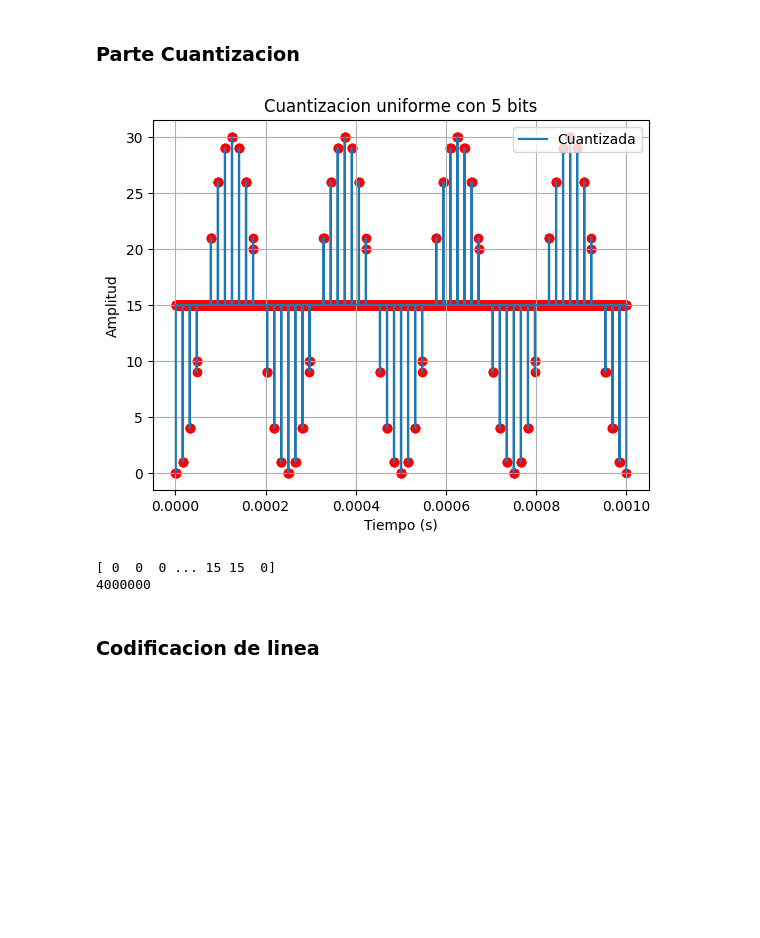
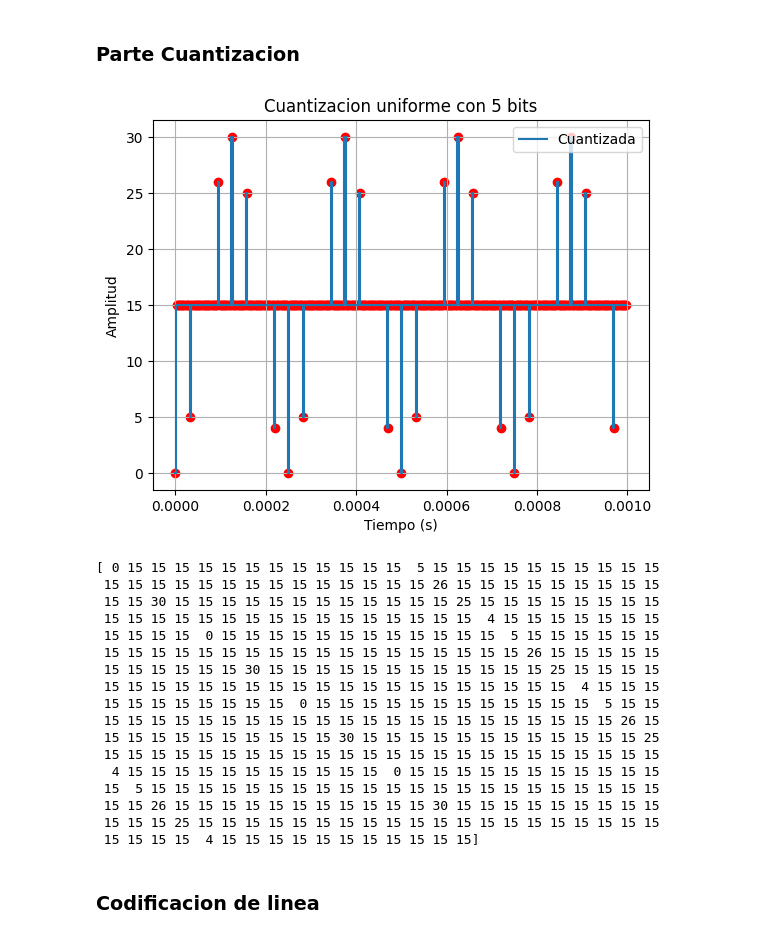
Before and after one commit to jbcgames/Laboratorio_1_Procesamiento, a Jupyter notebook: Proyecto_Cuantizacion.ipynb, the cells around one changed output. Drawn from its saved outputs; the diff is of its cells as text; code cells hidden in the pictures; blank space fills up the shorter version.

```diff
--- a/Proyecto_Cuantizacion.ipynb
+++ b/Proyecto_Cuantizacion.ipynb
@@ -27,20 +27,20 @@ import matplotlib.pyplot as plt
 
 def señal_cosenoidal(f, A=1, phi=0,     duracion=None):
     duracion = 4 / f if duracion is None else duracion
-    fs = 1000 * f  # frecuencia de muestreo
+    fs = 100 * f  # frecuencia de muestreo
     t = numpy.arange(0, duracion, 1/fs)
     x = A * numpy.cos(2 * numpy.pi * f * t )
-    return t, x
+    return t, x, fs
 def señal_constante(f, A):
-    fs = 1000 * f  # frecuencia de muestreo
+    fs = 100 * f  # frecuencia de muestreo
     duracion = 4 / f
     t = numpy.arange(0, duracion, 1/fs)
     x = A * numpy.ones_like(t)
-    return t, x
+    return t, x, fs
 # Prueba de senal senoidal
 f = 4000      # frecuencia de la senal
 A = -15      # amplitud de la senal
-ta, xa = señal_cosenoidal(f, A)
+ta, xa, fs = señal_cosenoidal(f, A)
 plt.figure()
 plt.plot(ta, xa)
 plt.title('Senal cosenoidal')
@@ -57,5 +57,4 @@ def aplicar_fft(x, fs):
     f = numpy.fft.fftfreq(N, 1/fs)
     f = numpy.fft.fftshift(f)  # centrar las frecuencias
     return f, X
-len(ta)
 # %% [output]
@@ -67,14 +66,14 @@ len(ta)
 def modulacion_mult(f1, f2, A1=1, A2=1, duty_cycle=0.5):
     # Duracion de 4 ciclos de la senal de menor frecuencia
     duracion = 4 / f
-    fs = 1000 * f  # frecuencia de muestreo
+    fs = 100 * f  # frecuencia de muestreo
     t = numpy.arange(0, duracion, 1/fs)
     x1 = xa
     x2 = A2 * scipy.signal.square(2 * numpy.pi * f2 * t, duty=duty_cycle)+A2
     x = x1 * x2
     return t, x
 # Prueba de modulacion
-t, x = modulacion_mult(4000,64000,15,0.5,0.05)
+t, x = modulacion_mult(4000,32000,15,0.5,0.05)
 plt.figure()
 plt.plot(t, x)
 plt.plot(ta,xa)
@@ -97,49 +96,51 @@ def cuantizacion_uniforme(x, num_bits):
     delta = (x_max - x_min) / L
     # Niveles de cuantizacion
     niveles = numpy.linspace(x_min + delta/2, x_max - delta/2, L)
     # Cuantizacion
     x_cuantizada = numpy.zeros_like(x)
     for i in range(len(x)):
         indice = int((x[i] - x_min) / delta)
         if indice < 0:
             indice = 0
         elif indice >= L:
             indice = L - 1
         x_cuantizada[i] = niveles[indice]
     # convertir niveles a enteros de num_bits bits
     x_cuantizada = ((x_cuantizada - x_min) / (x_max - x_min) * (2**num_bits - 1)).astype(int)
     return x_cuantizada
 # Prueba de cuantizacion uniforme
 num_bits = 5
 x_cuantizada = cuantizacion_uniforme(x, num_bits)
 plt.figure()
 #plt.plot(t, x, label='Original')
 plt.step(t, x_cuantizada, label='Cuantizada', where='mid')
 plt.scatter(t, x_cuantizada, color='red')
 plt.title('Cuantizacion uniforme con {} bits'.format(num_bits))
 plt.xlabel('Tiempo (s)')
 plt.ylabel('Amplitud')
 plt.legend()
 plt.grid()
 plt.show()
 print(x_cuantizada)
-
-#Agregar bit menos significativo de paridad
-def agregar_paridad(x_cuantizada, num_bits):
-    x_paridad = numpy.zeros(len(x_cuantizada), dtype=int)
-    for i in range(len(x_cuantizada)):
-        byte = x_cuantizada[i]
-        paridad = bin(byte).count('1') % 2  # paridad par
-        byte = (byte << 1) | paridad  # agregar bit de paridad al final
-        x_paridad[i] = byte
-    return x_paridad
-x_paridad = agregar_paridad(x_cuantizada, num_bits)
-
-print(fs)
 # %% [output]
-[figure, old version]
+[figure, new version]
-[ 0  0  0 ... 15 15  0]
-4000000
+[ 0 15 15 15 15 15 15 15 15 15 15 15 15  5 15 15 15 15 15 15 15 15 15 15
+ 15 15 15 15 15 15 15 15 15 15 15 15 15 15 26 15 15 15 15 15 15 15 15 15
+ 15 15 30 15 15 15 15 15 15 15 15 15 15 15 15 25 15 15 15 15 15 15 15 15
+ 15 15 15 15 15 15 15 15 15 15 15 15 15 15 15 15  4 15 15 15 15 15 15 15
+ 15 15 15 15  0 15 15 15 15 15 15 15 15 15 15 15 15  5 15 15 15 15 15 15
+ 15 15 15 15 15 15 15 15 15 15 15 15 15 15 15 15 15 15 26 15 15 15 15 15
+ 15 15 15 15 15 15 30 15 15 15 15 15 15 15 15 15 15 15 15 25 15 15 15 15
+ 15 15 15 15 15 15 15 15 15 15 15 15 15 15 15 15 15 15 15 15  4 15 15 15
+ 15 15 15 15 15 15 15 15  0 15 15 15 15 15 15 15 15 15 15 15 15  5 15 15
+ 15 15 15 15 15 15 15 15 15 15 15 15 15 15 15 15 15 15 15 15 15 15 26 15
+ 15 15 15 15 15 15 15 15 15 15 30 15 15 15 15 15 15 15 15 15 15 15 15 25
+ 15 15 15 15 15 15 15 15 15 15 15 15 15 15 15 15 15 15 15 15 15 15 15 15
+  4 15 15 15 15 15 15 15 15 15 15 15  0 15 15 15 15 15 15 15 15 15 15 15
+ 15  5 15 15 15 15 15 15 15 15 15 15 15 15 15 15 15 15 15 15 15 15 15 15
+ 15 15 26 15 15 15 15 15 15 15 15 15 15 15 30 15 15 15 15 15 15 15 15 15
+ 15 15 15 25 15 15 15 15 15 15 15 15 15 15 15 15 15 15 15 15 15 15 15 15
+ 15 15 15 15  4 15 15 15 15 15 15 15 15 15 15 15]
 # %% [markdown]
 ### Codificacion de linea
 # %%
```
Also changed, not shown: parts of 8 cells of this notebook.
